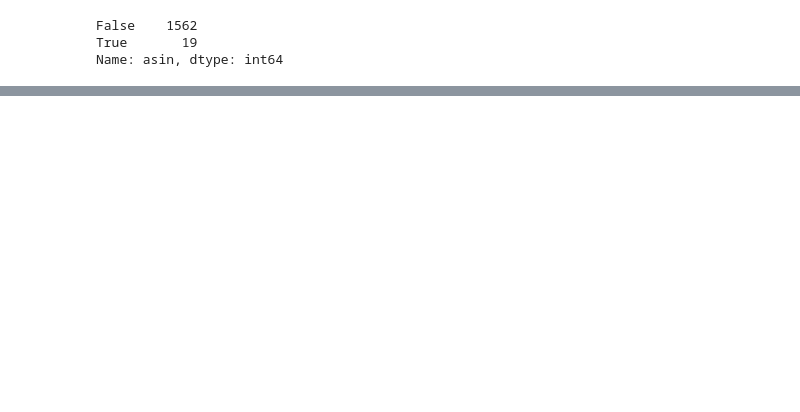
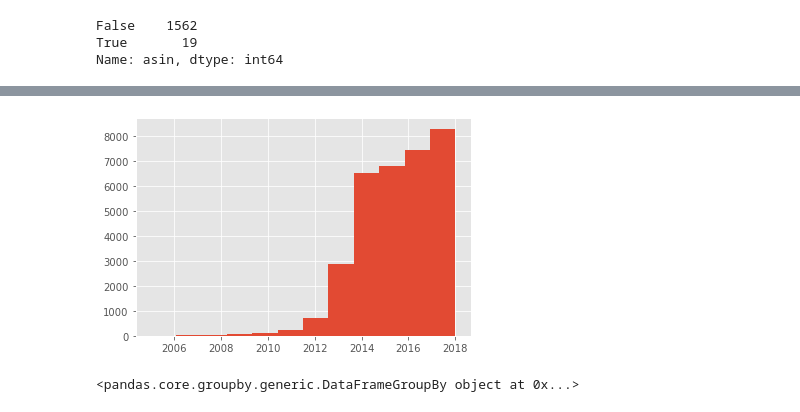
Before and after one commit to nguyenlaura/NLP-Amazon-Beauty-Reviews, a Jupyter notebook: NLP_Amazon_Beauty_Reviews.ipynb, the cells around one changed output, grey strips where cells are left out. Drawn from its saved outputs; the diff is of its cells as text; code cells hidden in the pictures; blank space fills up the shorter version.

```diff
--- a/NLP_Amazon_Beauty_Reviews.ipynb
+++ b/NLP_Amazon_Beauty_Reviews.ipynb
@@ -123,0 +135,12 @@ TypeError: numpy boolean subtract, the `-` operator, is not supported, use the b
+# %%
+#frequency of reviews by year
+plt.hist(pd.to_datetime(df['unixReviewTime'],unit='s').dt.year, bins=12);
+# more reviews starting 2013 and beyond
+# %% [output]
+[figure, added]
+# %%
+grouped = df.groupby('overall')
+grouped
+# plt.plot(pd.to_datetime(df['unixReviewTime'],unit='s').dt.month, df['overall']);
+# %% [output]
+<pandas.core.groupby.generic.DataFrameGroupBy object at 0x...>
```
Also changed, not shown: parts of 15 cells of this notebook.
